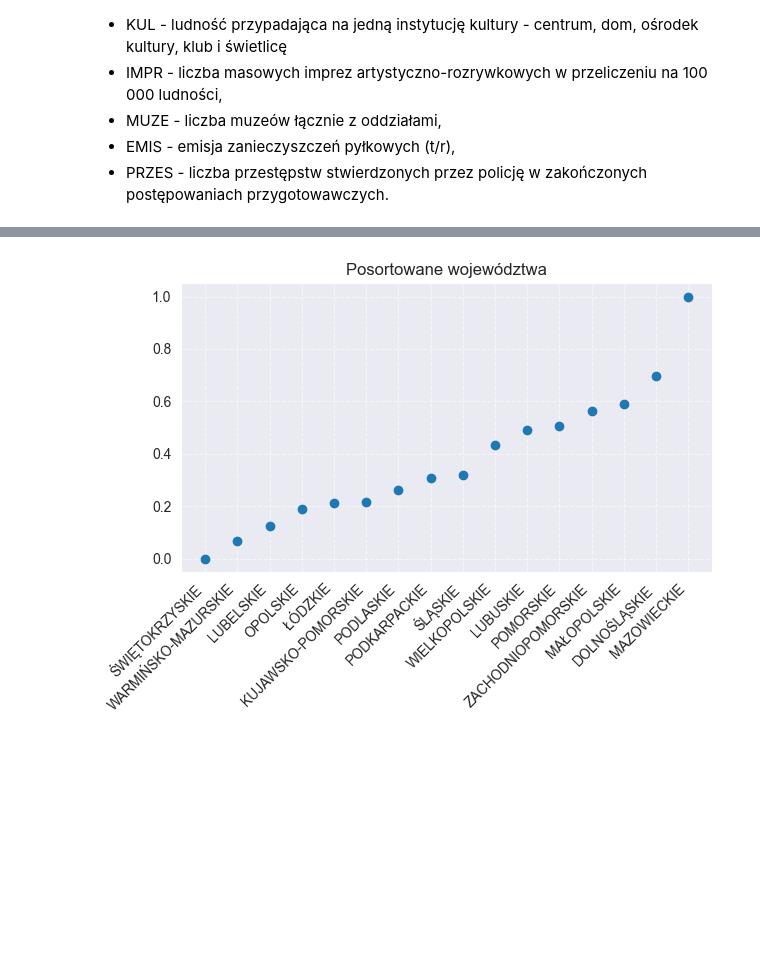
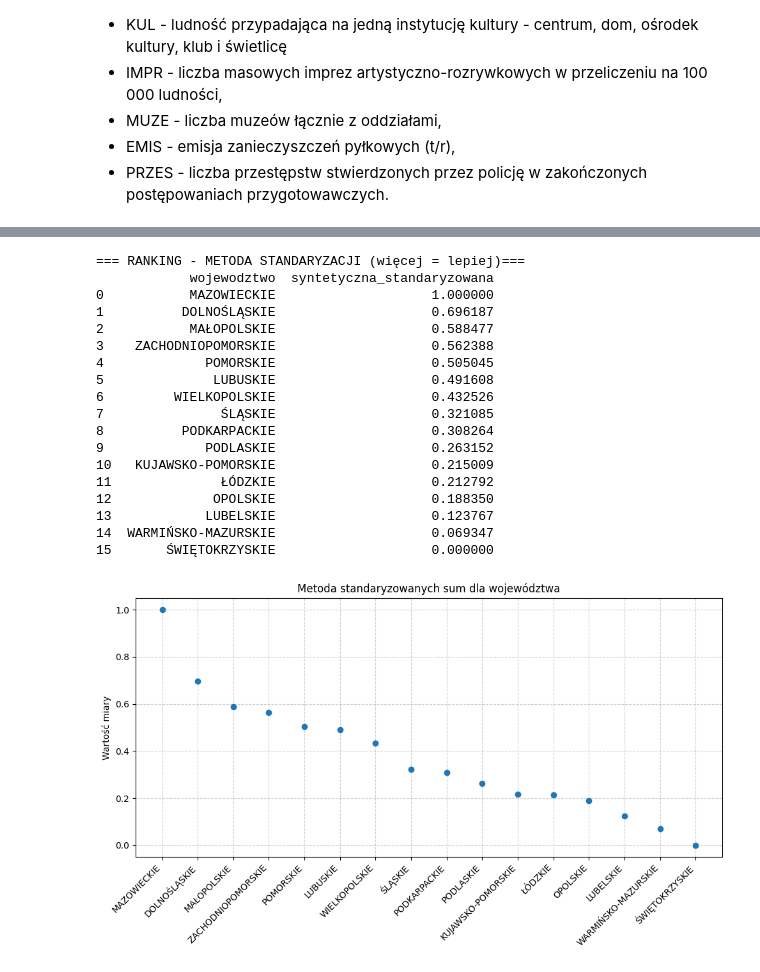
Before and after one commit to Jakaz78/Analiza, a Jupyter notebook: main.ipynb, the cells around one changed output, grey strips where cells are left out. Cells and saved outputs as stored; diff of their text form; code cells hidden in the pictures; blank space fills up the shorter version.

```diff
--- a/main.ipynb
+++ b/main.ipynb
@@ -191,42 +210,41 @@ for col in wojewodztwa_stand.columns:
 # %%
-# Normalizacja po kolumnach — tylko liczby!
-wojewodztwa_porz = wojewodztwa_stand
+wojewodztwa_stand["syntetyczna"] = wojewodztwa_stand.select_dtypes(include="number").mean(axis=1)
 
-for col in wojewodztwa_porz.select_dtypes(include="number").columns:
-    mean = statistics.mean(wojewodztwa_porz[col])
-    stdev = statistics.stdev(wojewodztwa_porz[col])
-    wojewodztwa_porz[col] = (wojewodztwa_porz[col] - mean) / stdev
+# Standaryzacja syntetycznej
+syntetyczna = wojewodztwa_stand["syntetyczna"]
+min_s = syntetyczna.min()
+max_s = syntetyczna.max()
+wojewodztwa_stand["syntetyczna_standaryzowana"] = (syntetyczna - min_s) / (max_s - min_s)
 
-# Budowa kolumny syntetycznej - po wszystkich cechach liczbowych dla każdego wiersza
-wojewodztwa_porz["syntetyczna"] = wojewodztwa_porz.select_dtypes(include="number").mean(axis=1)
+posortowane_stand = wojewodztwa_stand[["wojewodztwo", "syntetyczna_standaryzowana"]].sort_values(
+    by="syntetyczna_standaryzowana", ascending=False).reset_index(drop=True)
+
+print("\n=== RANKING - METODA STANDARYZACJI (więcej = lepiej)===")
+print(posortowane_stand)
 
 
+X = range(len(posortowane_stand))
+Y = posortowane_stand["syntetyczna_standaryzowana"].values
+labels = posortowane_stand["wojewodztwo"]
 
-syntetyczna = wojewodztwa_porz["syntetyczna"]
-min_s = syntetyczna.min()
-max_s = syntetyczna.max()
-
-wojewodztwa_porz["syntetyczna_standaryzowana"] = (syntetyczna - min_s) / (max(syntetyczna - min_s))
-
-
-
-posortowane = wojewodztwa_porz[["wojewodztwo", "syntetyczna_standaryzowana"]].sort_values(by="syntetyczna_standaryzowana", ascending=True).reset_index(drop=True)
-
-
-fig, ax = plt.subplots()
-X = range(len(posortowane))
-Y = posortowane["syntetyczna_standaryzowana"].values
-labels = posortowane["wojewodztwo"]
-
-ax.scatter(X, Y, zorder=3)
-
-
-ax.grid(True, linestyle='--', alpha=0.6, zorder=0)
-ax.set_title("Posortowane województwa")
-plt.xticks(X, labels, rotation=45, ha='right')
-fig.tight_layout()
-plt.show()
-
-print(posortowane)
+stworz_wykres(X, Y, labels, "województwa", "Wartość miary", "Metoda standaryzowanych sum")
 # %% [output]
+=== RANKING - METODA STANDARYZACJI (więcej = lepiej)===
+            wojewodztwo  syntetyczna_standaryzowana
+0           MAZOWIECKIE                    1.000000
+1          DOLNOŚLĄSKIE                    0.696187
+2           MAŁOPOLSKIE                    0.588477
+3    ZACHODNIOPOMORSKIE                    0.562388
+4             POMORSKIE                    0.505045
+5              LUBUSKIE                    0.491608
+6         WIELKOPOLSKIE                    0.432526
+7               ŚLĄSKIE                    0.321085
+8          PODKARPACKIE                    0.308264
+9             PODLASKIE                    0.263152
+10   KUJAWSKO-POMORSKIE                    0.215009
+11              ŁÓDZKIE                    0.212792
+12             OPOLSKIE                    0.188350
+13            LUBELSKIE                    0.123767
+14  WARMIŃSKO-MAZURSKIE                    0.069347
+15       ŚWIĘTOKRZYSKIE                    0.000000
-[figure, old version]
+[figure, new version]
```
Also changed, not shown: parts of 8 cells of this notebook.
